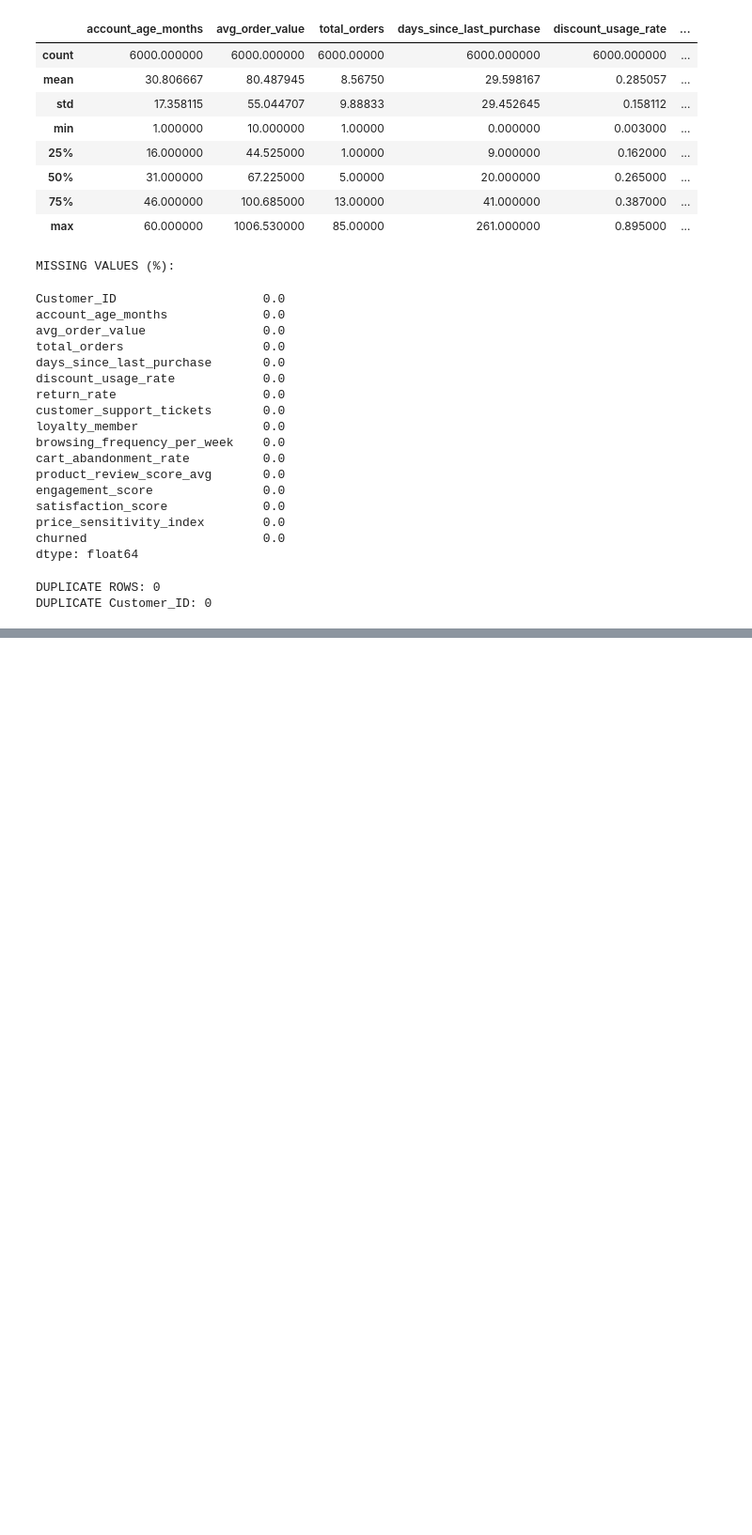
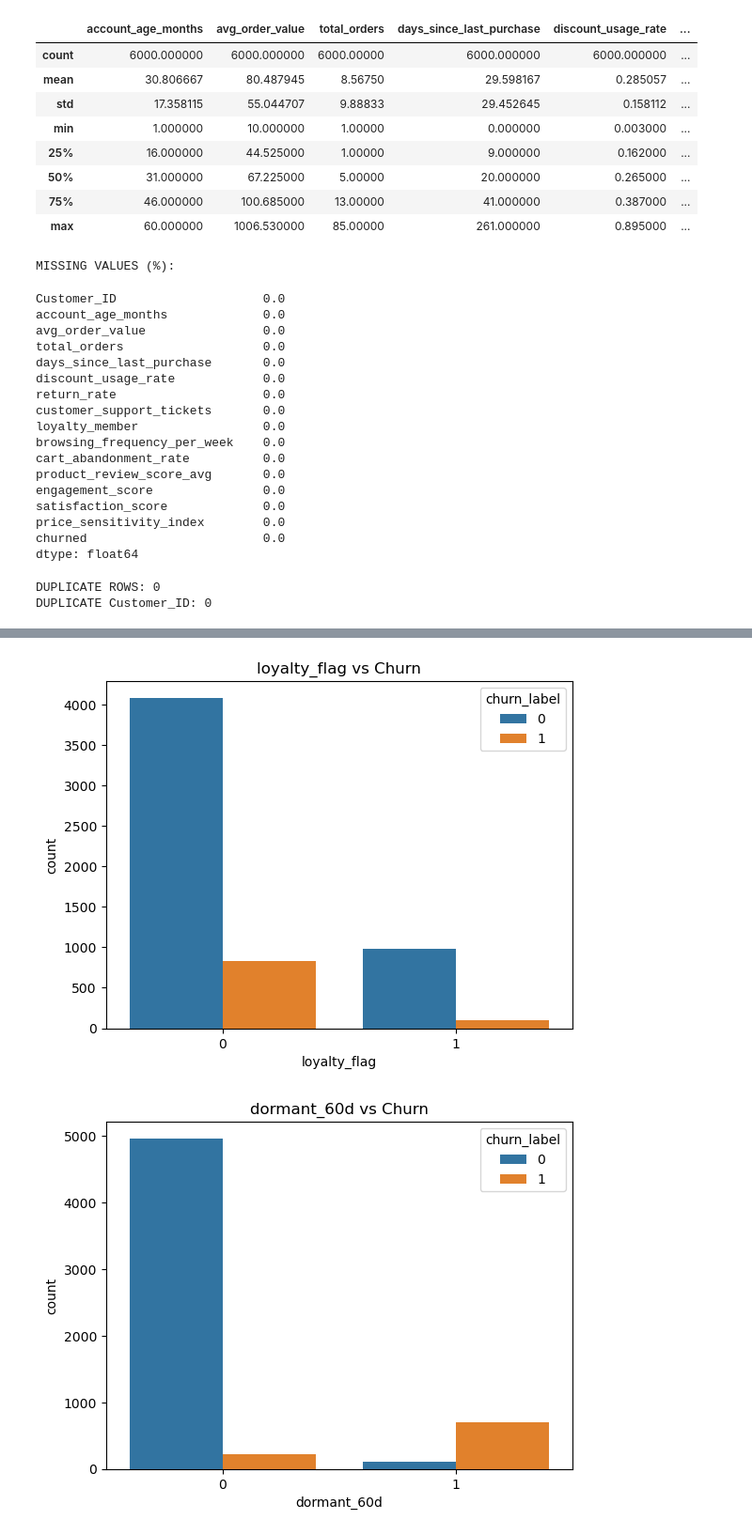
Before and after one commit to savannahw1111/End-to-End-Pipeline-for-Customer-Churn-Prediction, a Jupyter notebook: notebooks/01_eda.ipynb, the cells around one changed output, grey strips where cells are left out. Shown at 94% size. Drawn from its saved outputs; the diff is of its cells as text; code cells hidden in the pictures; blank space fills up the shorter version.

```diff
--- a/notebooks/01_eda.ipynb
+++ b/notebooks/01_eda.ipynb
@@ -177,0 +270,11 @@ Requirement already satisfied: duckdb in c:\users\savan\anaconda3\lib\site-packa
+# %%
+cat_cols = ["loyalty_flag", "dormant_60d"]
+
+for col in cat_cols:
+    plt.figure()
+    sns.countplot(x=col, hue="churn_label", data=final_df)
+    plt.title(f"{col} vs Churn")
+    plt.show()
+# %% [output]
+[figure, added]
+[figure, added]
```
Also changed, not shown: parts of 15 cells of this notebook.
